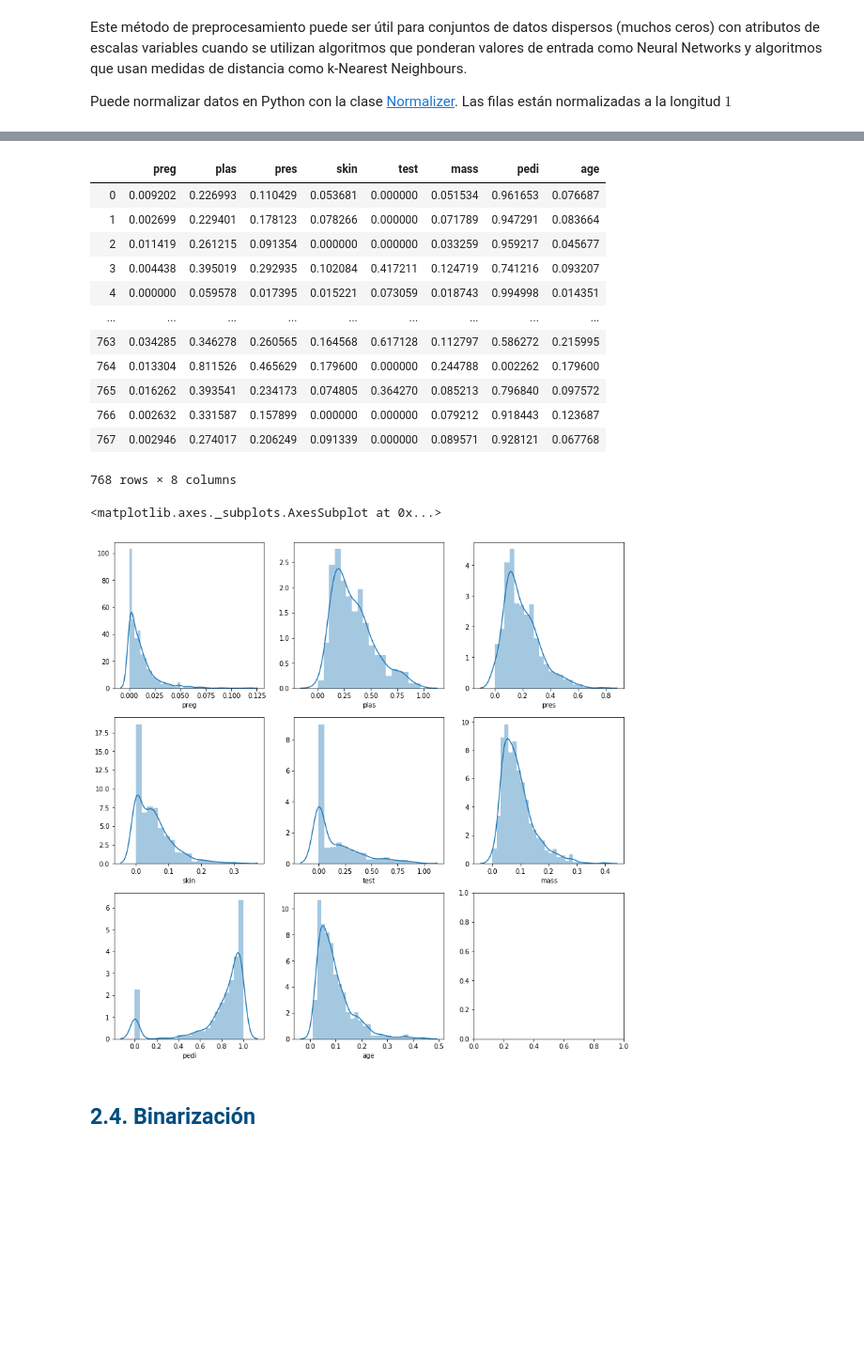
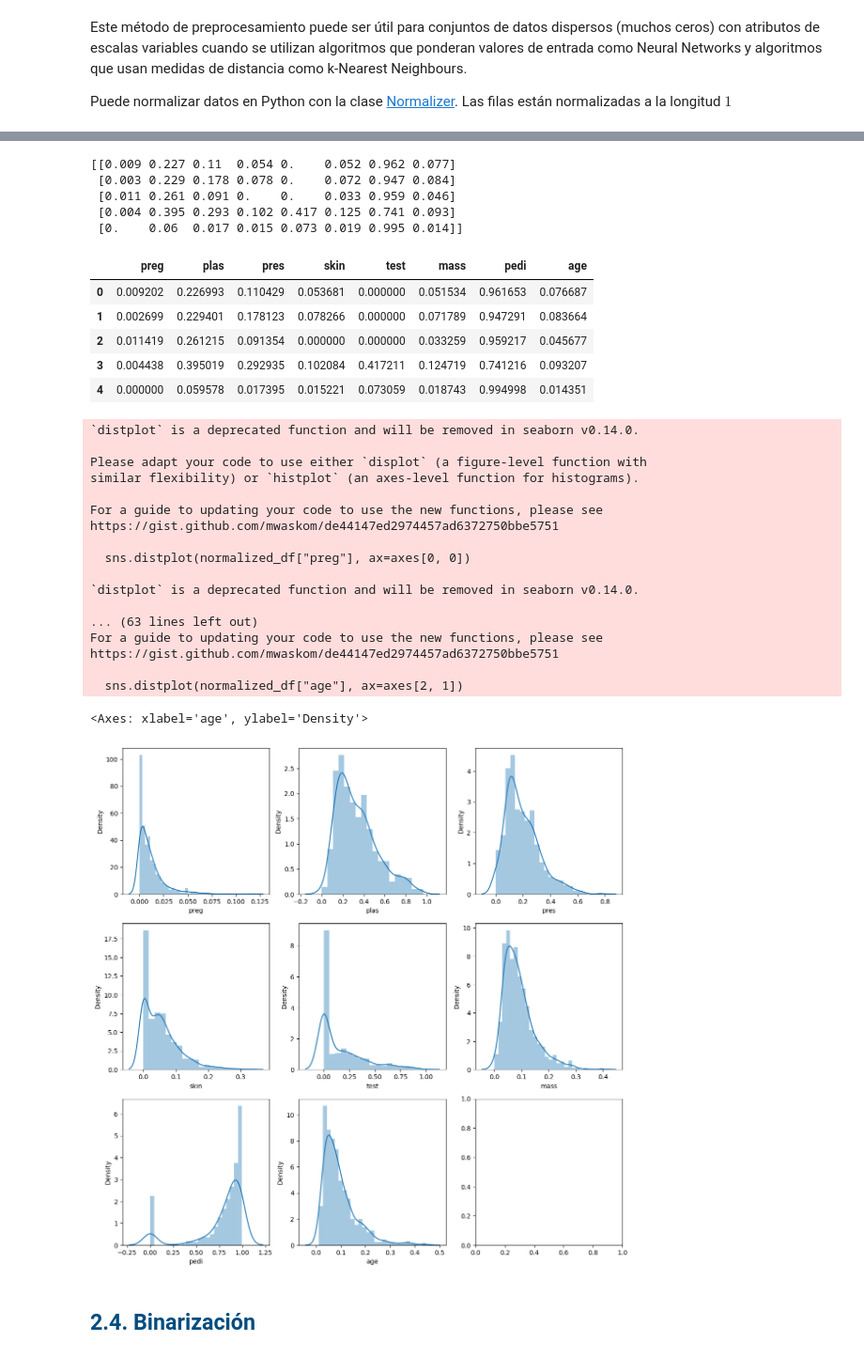
Before and after one commit to franguz03/machine-learning-python-course, a Jupyter notebook: resources/section4/Jupyter_Notebooks/3.1. Transformación de datos.ipynb, the cells around one changed output, grey strips where cells are left out. Shown at 94% size. Saved outputs shown, nothing was run; the diff lists cells and outputs as text; code cells hidden in the pictures; blank space fills up the shorter version.

```diff
--- a/resources/section4/Jupyter_Notebooks/3.1. Transformación de datos.ipynb
+++ b/resources/section4/Jupyter_Notebooks/3.1. Transformación de datos.ipynb
@@ -214,7 +257,18 @@ Puede normalizar datos en Python con la clase [Normalizer](https://scikit-learn.
+# %%
+from sklearn.preprocessing import Normalizer
+scaler = Normalizer()
+NormalizerX= scaler.fit_transform(X)
+print(NormalizerX[:5,:])
+# %% [output]
+[[0.009 0.227 0.11  0.054 0.    0.052 0.962 0.077]
+ [0.003 0.229 0.178 0.078 0.    0.072 0.947 0.084]
+ [0.011 0.261 0.091 0.    0.    0.033 0.959 0.046]
+ [0.004 0.395 0.293 0.102 0.417 0.125 0.741 0.093]
+ [0.    0.06  0.017 0.015 0.073 0.019 0.995 0.014]]
 # %%
 # Convertimos el Numpy Array a dataframe
-transform_df = pd.DataFrame(???, columns=names[0:8])
-transform_df
+normalized_df = pd.DataFrame(NormalizerX, columns=names[0:-1])
+normalized_df.head()
 # %% [output]
 |  | preg | plas | pres | skin | test | mass | pedi | age |
 | 0 | 0.009202 | 0.226993 | 0.110429 | 0.053681 | 0.000000 | 0.051534 | 0.961653 | 0.076687 |
@@ -222,30 +276,40 @@ transform_df
 | 2 | 0.011419 | 0.261215 | 0.091354 | 0.000000 | 0.000000 | 0.033259 | 0.959217 | 0.045677 |
 | 3 | 0.004438 | 0.395019 | 0.292935 | 0.102084 | 0.417211 | 0.124719 | 0.741216 | 0.093207 |
 | 4 | 0.000000 | 0.059578 | 0.017395 | 0.015221 | 0.073059 | 0.018743 | 0.994998 | 0.014351 |
-| ... | ... | ... | ... | ... | ... | ... | ... | ... |
-| 763 | 0.034285 | 0.346278 | 0.260565 | 0.164568 | 0.617128 | 0.112797 | 0.586272 | 0.215995 |
-| 764 | 0.013304 | 0.811526 | 0.465629 | 0.179600 | 0.000000 | 0.244788 | 0.002262 | 0.179600 |
-| 765 | 0.016262 | 0.393541 | 0.234173 | 0.074805 | 0.364270 | 0.085213 | 0.796840 | 0.097572 |
-| 766 | 0.002632 | 0.331587 | 0.157899 | 0.000000 | 0.000000 | 0.079212 | 0.918443 | 0.123687 |
-| 767 | 0.002946 | 0.274017 | 0.206249 | 0.091339 | 0.000000 | 0.089571 | 0.928121 | 0.067768 |
-768 rows × 8 columns
 # %%
 %matplotlib inline
 # Univariate Histograms
 import matplotlib.pyplot as plt
 import seaborn as sns
 f, axes = plt.subplots(3, 3, figsize=(14, 14))
-sns.distplot(transform_df["preg"], ax=axes[0, 0])
-sns.distplot(transform_df["plas"], ax=axes[0, 1])
-sns.distplot(transform_df["pres"], ax=axes[0, 2])
-sns.distplot(transform_df["skin"], ax=axes[1, 0])
-sns.distplot(transform_df["test"], ax=axes[1, 1])
-sns.distplot(transform_df["mass"], ax=axes[1, 2])
-sns.distplot(transform_df["pedi"], ax=axes[2, 0])
-sns.distplot(transform_df["age"], ax=axes[2, 1])
+sns.distplot(normalized_df["preg"], ax=axes[0, 0])
+sns.distplot(normalized_df["plas"], ax=axes[0, 1])
+sns.distplot(normalized_df["pres"], ax=axes[0, 2])
+sns.distplot(normalized_df["skin"], ax=axes[1, 0])
+sns.distplot(normalized_df["test"], ax=axes[1, 1])
+sns.distplot(normalized_df["mass"], ax=axes[1, 2])
+sns.distplot(normalized_df["pedi"], ax=axes[2, 0])
+sns.distplot(normalized_df["age"], ax=axes[2, 1])
 # %% [output]
-<matplotlib.axes._subplots.AxesSubplot at 0x...>
+`distplot` is a deprecated function and will be removed in seaborn v0.14.0.
+
+Please adapt your code to use either `displot` (a figure-level function with
+similar flexibility) or `histplot` (an axes-level function for histograms).
+
+For a guide to updating your code to use the new functions, please see
+https://gist.github.com/mwaskom/de44147ed2974457ad6372750bbe5751
+
+  sns.distplot(normalized_df["preg"], ax=axes[0, 0])
+
+`distplot` is a deprecated function and will be removed in seaborn v0.14.0.
+
+... (63 lines left out)
+For a guide to updating your code to use the new functions, please see
+https://gist.github.com/mwaskom/de44147ed2974457ad6372750bbe5751
+
+  sns.distplot(normalized_df["age"], ax=axes[2, 1])
+<Axes: xlabel='age', ylabel='Density'>
-[figure, old version]
+[figure, new version]
 # %% [markdown]
 <a id="section24"></a>
 ## <font color="#004D7F"> 2.4. Binarización</font>
```
Also changed, not shown: parts of 22 cells of this notebook, 48 other files.
